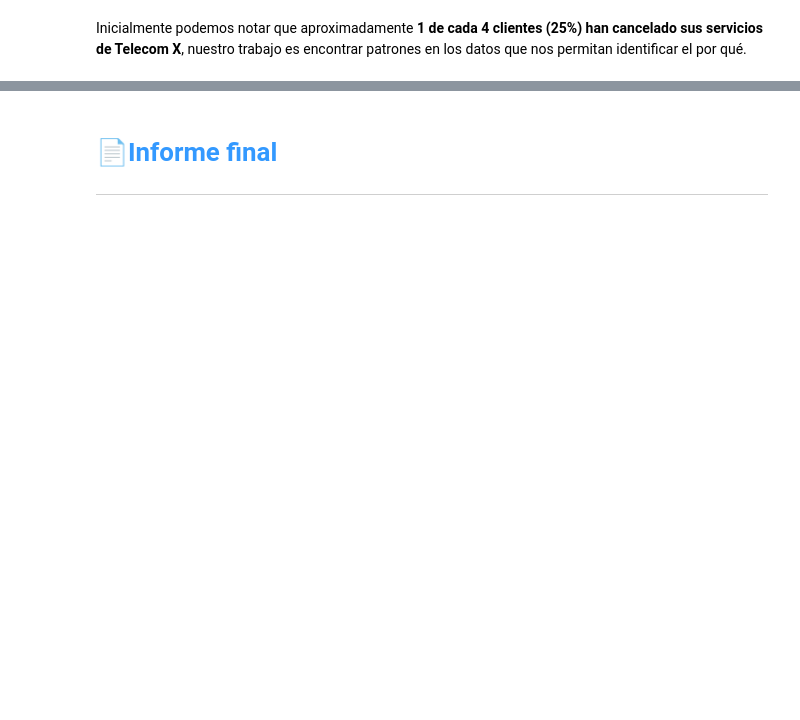
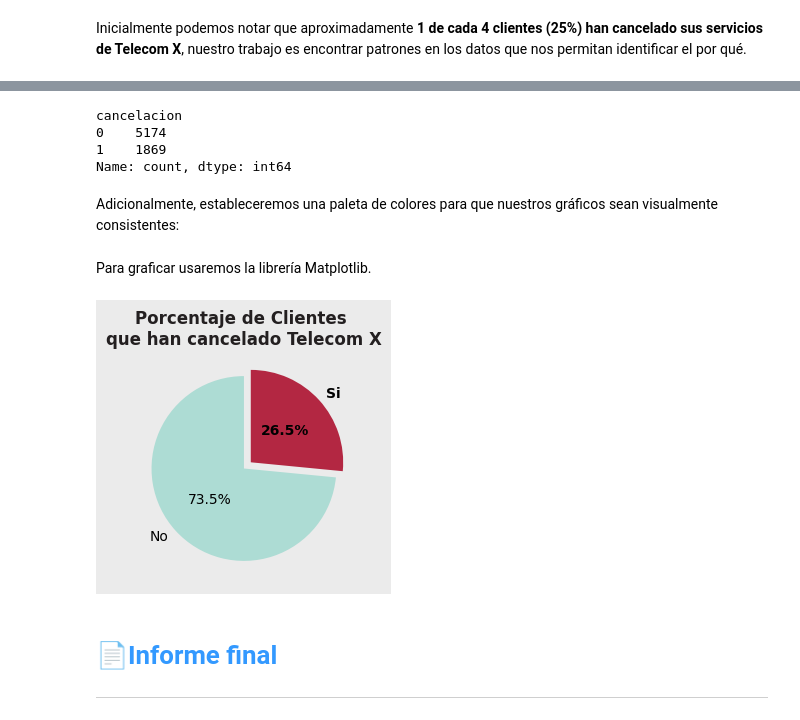
Before and after one commit to carloslozano-rg/challenge-telecom-x, a Jupyter notebook: TelecomX_LATAM.ipynb, the cells around one changed output, grey strips where cells are left out. Cells and saved outputs as stored; diff of their text form; code cells hidden in the pictures; blank space fills up the shorter version.

Commit message:
feat: crear distribución de cancelación: - Seleccionar paleta de colores para crear gráficos con colores consistentes . - Crear gráfico de pastel que muestre clientes que han dejado Telecom X.

```diff
--- a/TelecomX_LATAM.ipynb
+++ b/TelecomX_LATAM.ipynb
@@ -1098,0 +1104,22 @@ Inicialmente podemos notar que aproximadamente **1 de cada 4 clientes (25%) han
+# %%
+distribucion_cancelacion_df = telecom_x_estandarizado.cancelacion.value_counts(normalize=False)
+distribucion_cancelacion_df
+# %% [output]
+cancelacion
+0    5174
+1    1869
+Name: count, dtype: int64
+# %% [markdown]
+Adicionalmente, estableceremos una paleta de colores para que nuestros gráficos sean visualmente consistentes:
+# %%
+# Paleta de colores
+ROJO_1, ROJO_2, ROJO_3 = "#e23155", "#cc2c4e", "#b32742"
+
+AZUL_1, AZUL_2, AZUL_3 = "#203f75", "#1c3867", "#19325b"
+
+BLANCO, GRIS_1, GRIS_2, GRIS_3, GRIS_4, GRIS_5 = \
+"#ffffff", "#ebebeb", "#d9d9d9", "#cccccc", "#555655", "#231f20"
+
+AGUA_1, AGUA_2, AGUA_3 = "#addcd4", "#9fccc5", "#96bfb9"
+# %% [markdown]
+Para graficar usaremos la librería Matplotlib.
@@ -1099,3 +1128,19 @@ Inicialmente podemos notar que aproximadamente **1 de cada 4 clientes (25%) han
+# %%
+def distribucion_cancelacion_viz():
+    plt.subplots(figsize=(5,3), facecolor=GRIS_1)
+
+    patches, texts, autotexts = plt.pie(x=distribucion_cancelacion_df, explode=[0,0.1], labels=['No', 'Si'], colors=[AGUA_1, ROJO_3], autopct='%1.1f%%', pctdistance=0.5, labeldistance=1.1, startangle=90, textprops={'fontsize': 10})
+
+    plt.title(label='Porcentaje de Clientes \nque han cancelado Telecom X', fontdict={'fontsize':12, 'fontweight': 'bold', 'color': GRIS_5}, loc= 'center')
+
+    autotexts[1].set_weight('bold')
+    texts[1].set_weight('bold')
+
+    return plt
+# %%
+distribucion_cancelacion_viz().show();
+# %% [output]
+[figure, added]
 # %% [markdown]
 # <strong><font color='#3399FF'>📄Informe final</font></strong>
 ---
```
Also changed, not shown: parts of 3 cells of this notebook.
